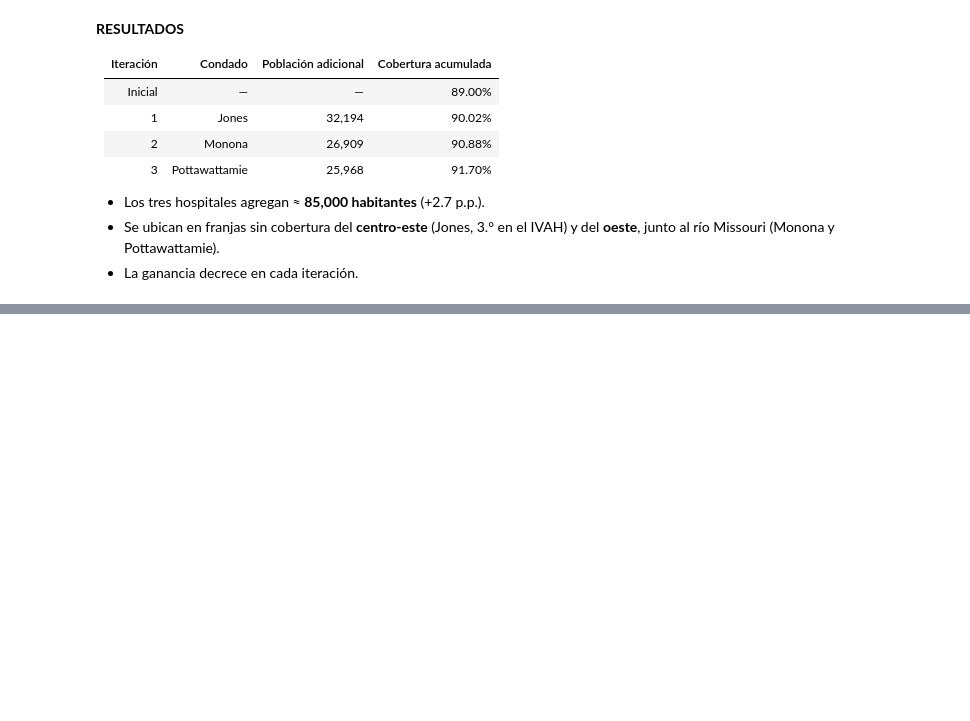
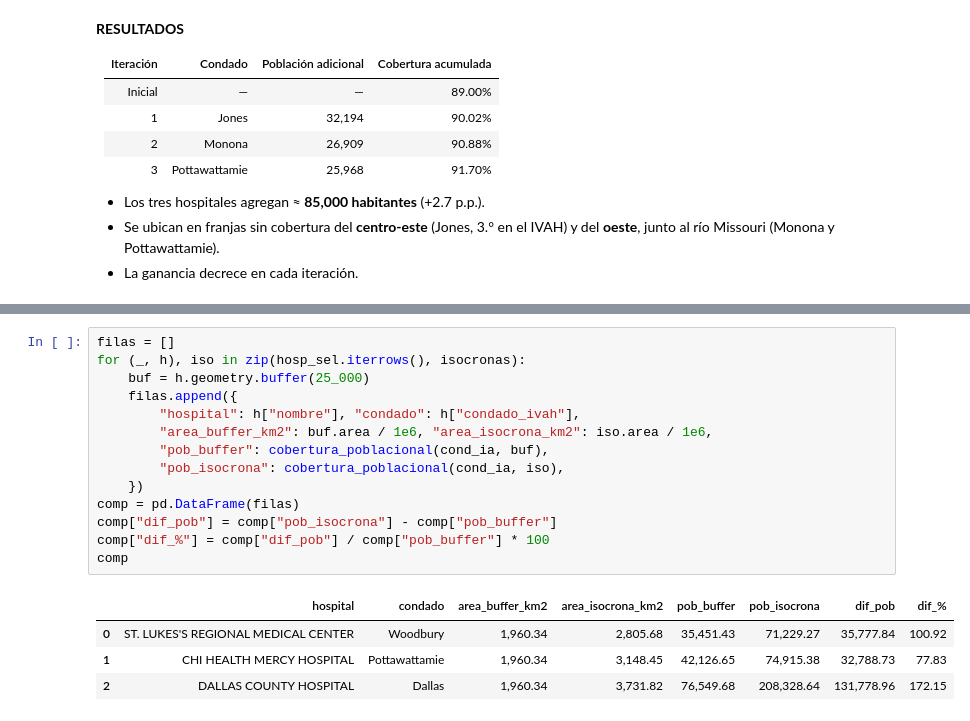
Before and after one commit to Tunchxz/CC2017-Laboratorio-5, a Jupyter notebook: laboratorio5.ipynb, the cells around one changed output, grey strips where cells are left out. Cells and saved outputs as stored; diff of their text form; blank space fills up the shorter version.

```diff
--- a/laboratorio5.ipynb
+++ b/laboratorio5.ipynb
@@ -733,0 +847,19 @@ plt.show()
+# %%
+filas = []
+for (_, h), iso in zip(hosp_sel.iterrows(), isocronas):
+    buf = h.geometry.buffer(25_000)
+    filas.append({
+        "hospital": h["nombre"], "condado": h["condado_ivah"],
+        "area_buffer_km2": buf.area / 1e6, "area_isocrona_km2": iso.area / 1e6,
+        "pob_buffer": cobertura_poblacional(cond_ia, buf),
+        "pob_isocrona": cobertura_poblacional(cond_ia, iso),
+    })
+comp = pd.DataFrame(filas)
+comp["dif_pob"] = comp["pob_isocrona"] - comp["pob_buffer"]
+comp["dif_%"] = comp["dif_pob"] / comp["pob_buffer"] * 100
+comp
+# %% [output]
+|  | hospital | condado | area_buffer_km2 | area_isocrona_km2 | pob_buffer | pob_isocrona | dif_pob | dif_% |
+| 0 | ST. LUKES'S REGIONAL MEDICAL CENTER | Woodbury | 1,960.34 | 2,805.68 | 35,451.43 | 71,229.27 | 35,777.84 | 100.92 |
+| 1 | CHI HEALTH MERCY HOSPITAL | Pottawattamie | 1,960.34 | 3,148.45 | 42,126.65 | 74,915.38 | 32,788.73 | 77.83 |
+| 2 | DALLAS COUNTY HOSPITAL | Dallas | 1,960.34 | 3,731.82 | 76,549.68 | 208,328.64 | 131,778.96 | 172.15 |
```
Also changed, not shown: parts of 18 cells of this notebook, 1 other file.
